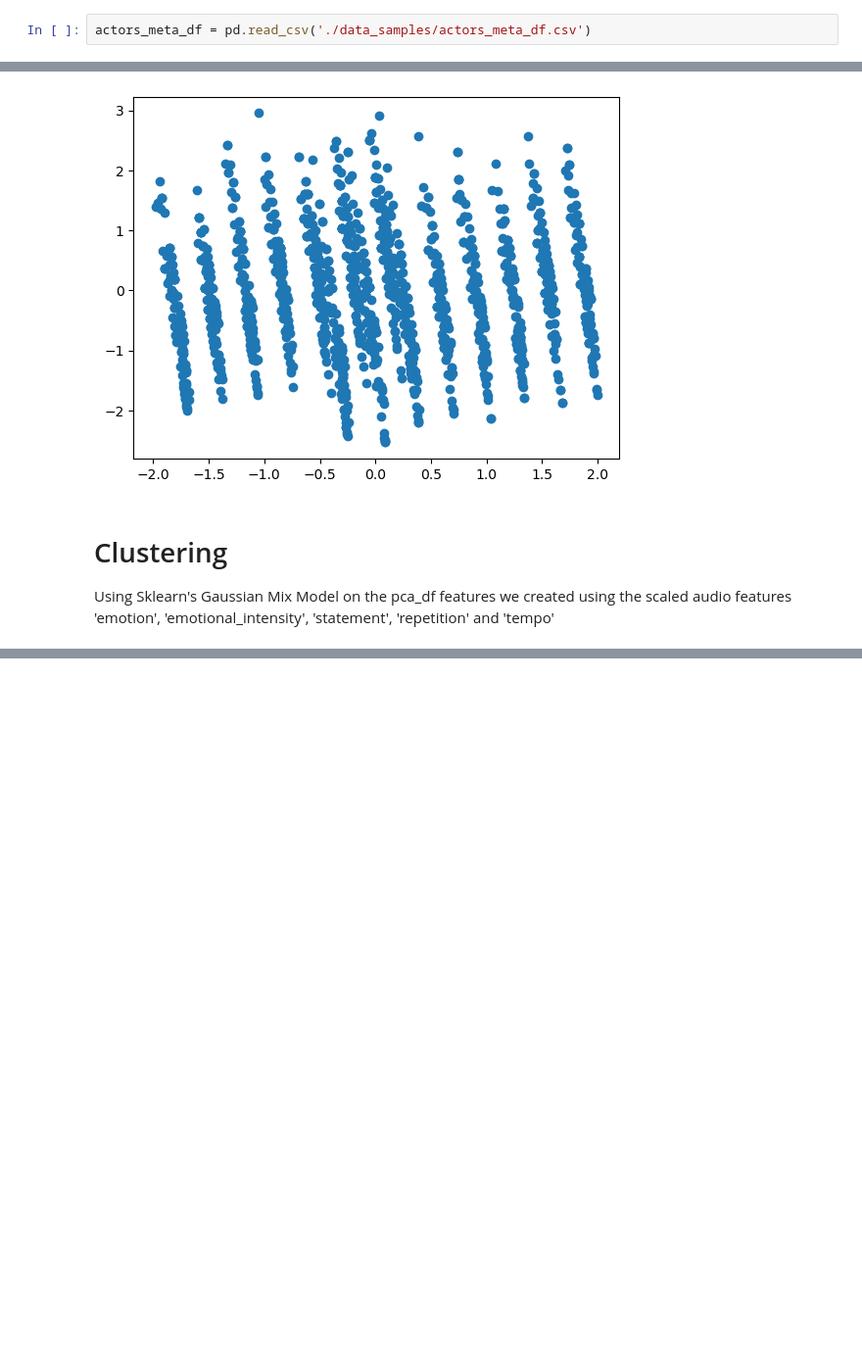
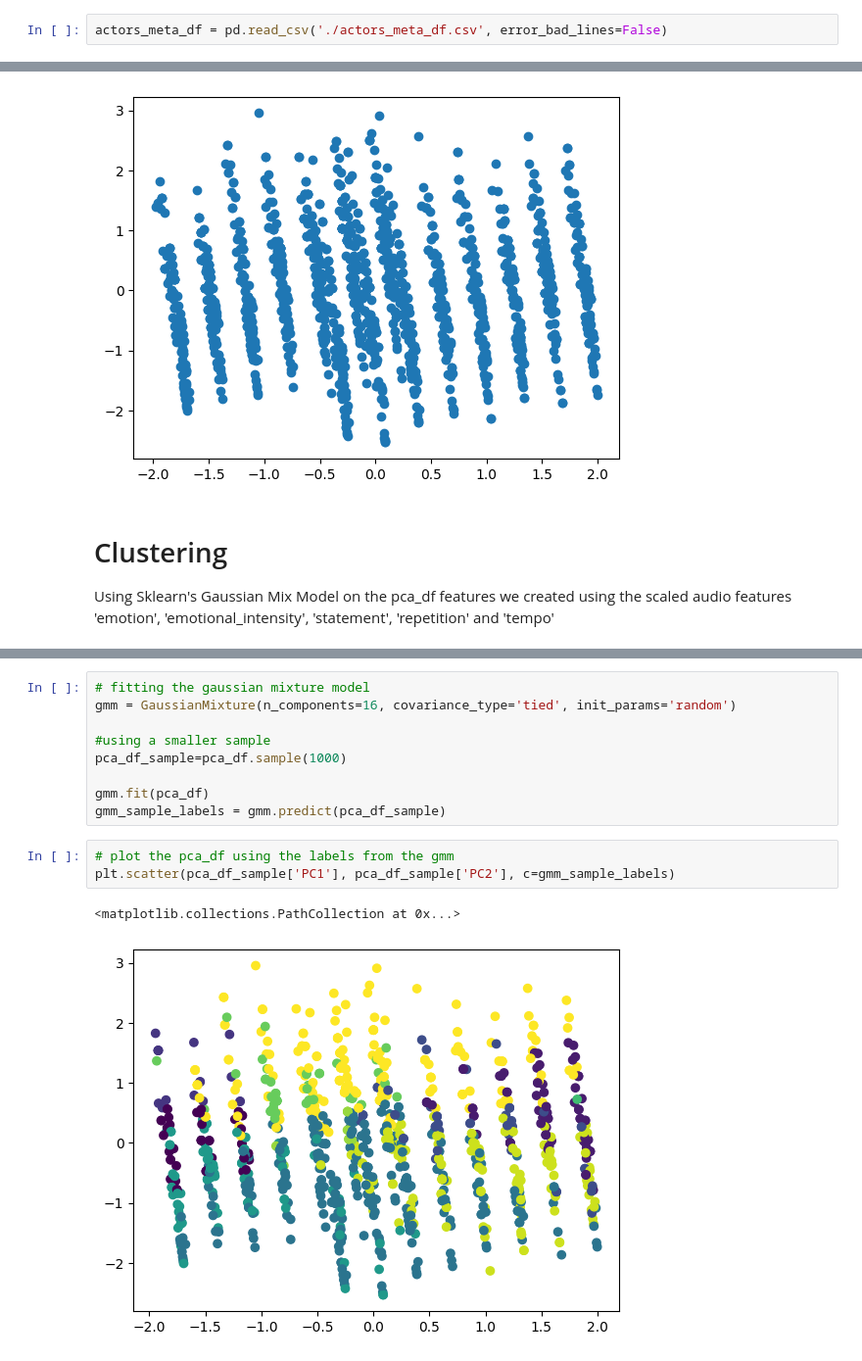
Before and after one commit to Bryan-Az/ClusteringMethod-Slate, a Jupyter notebook: Gaussian_MM_Clustering.ipynb, the cells around one changed output, grey strips where cells are left out. Shown: that part at 98% size. Cells and saved outputs as stored; diff of their text form; blank space fills up the shorter version.

Commit message:
* assessed GMM, ran in colab for parameter tuning

```diff
--- a/Gaussian_MM_Clustering.ipynb
+++ b/Gaussian_MM_Clustering.ipynb
@@ -13,4 +13,4 @@ For this notebook and clustering assignment, I will be re-using the actors_meta_
 # %% [markdown]
 # Data Loading
 # %%
-actors_meta_df = pd.read_csv('./data_samples/actors_meta_df.csv')
+actors_meta_df = pd.read_csv('./actors_meta_df.csv', error_bad_lines=False)
@@ -146,0 +153,15 @@ plt.scatter(pca_df['PC1'], pca_df['PC2'], c=gmm_labels)
+# %%
+# fitting the gaussian mixture model
+gmm = GaussianMixture(n_components=16, covariance_type='tied', init_params='random')
+
+#using a smaller sample
+pca_df_sample=pca_df.sample(1000)
+
+gmm.fit(pca_df)
+gmm_sample_labels = gmm.predict(pca_df_sample)
+# %%
+# plot the pca_df using the labels from the gmm
+plt.scatter(pca_df_sample['PC1'], pca_df_sample['PC2'], c=gmm_sample_labels)
+# %% [output]
+<matplotlib.collections.PathCollection at 0x...>
+[figure, added]
```
Also changed, not shown: parts of 5 cells of this notebook.
